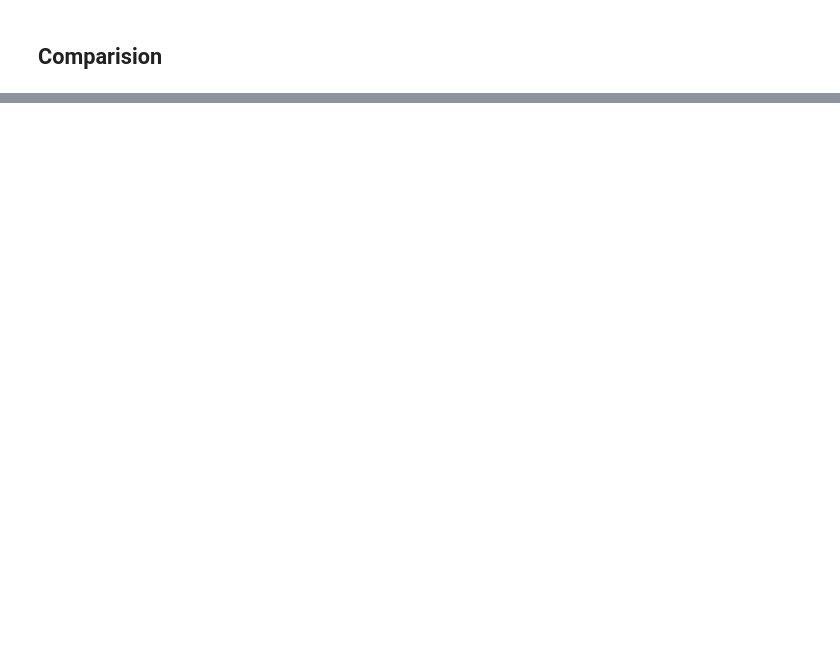
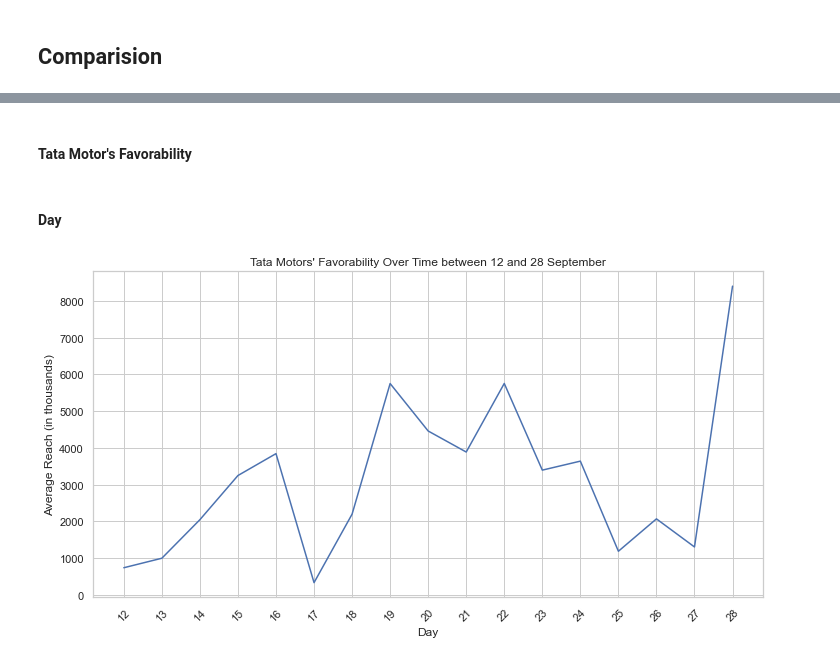
Before and after one commit to rbhattar07/Tata-Motors--Consumer-Favorability-Analysis, a Jupyter notebook: main.ipynb, the cells around one changed output, grey strips where cells are left out. Saved outputs shown, nothing was run; the diff lists cells and outputs as text; code cells hidden in the pictures; blank space fills up the shorter version.

```diff
--- a/main.ipynb
+++ b/main.ipynb
@@ -641,0 +676,27 @@ See the caveats in the documentation: https://pandas.pydata.org/pandas-docs/stab
+# %% [markdown]
+#### Tata Motor's Favorability
+# %% [markdown]
+#### Day
+# %%
+# Favorability on a daily basis:
+daily_favorability = tata_data.groupby('day')['Reach'].mean().reset_index()
+
+daily_favorability['Reach'] = daily_favorability['Reach'] / 1000
+
+sns.set(style="whitegrid")
+plt.figure(figsize=(12, 6))
+sns.lineplot(x='day', y='Reach', data=daily_favorability, color='b', markers=True, dashes=False)
+
+min_day = df['day'].min()
+max_day = df['day'].max()
+days_range = range(min_day, max_day + 1)
+plt.xticks(days_range, rotation=45)
+
+date_range = f"{min_day} and {max_day} September"
+plt.title(f"Tata Motors' Favorability Over Time between {date_range}")
+plt.xlabel("Day")
+plt.ylabel("Average Reach (in thousands)")
+
+plt.show()
+# %% [output]
+[figure, added]
```
Also changed, not shown: parts of 19 cells of this notebook, 1 other file.
